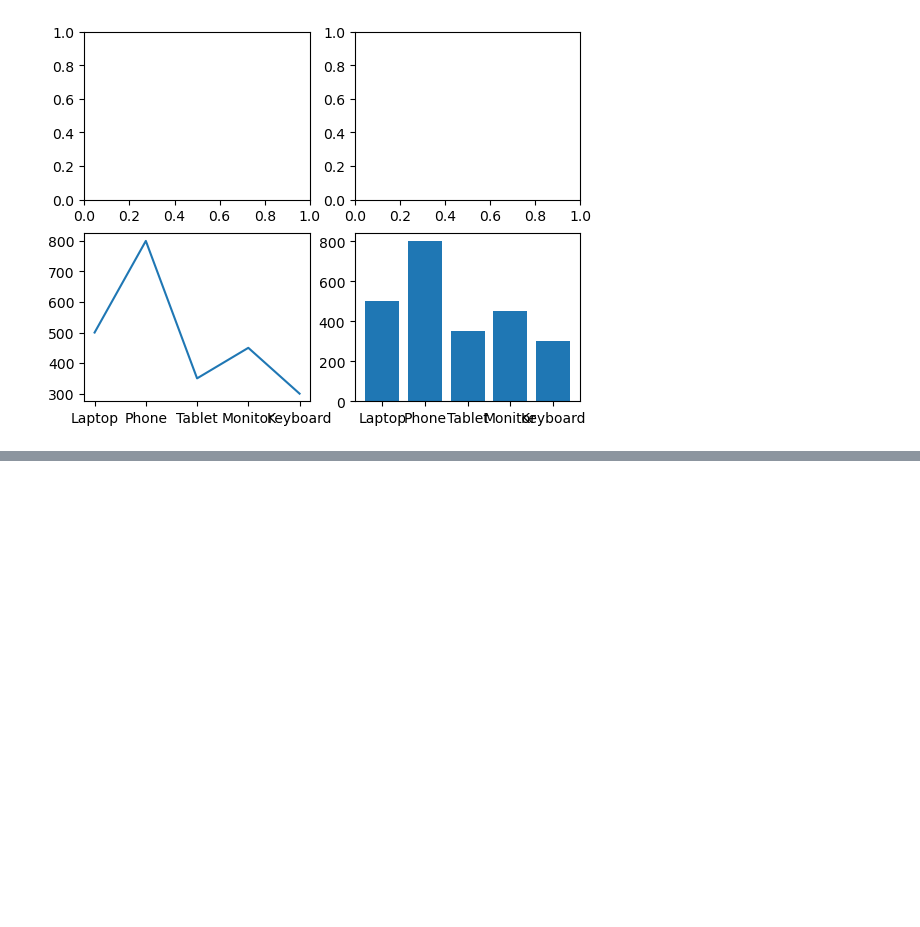
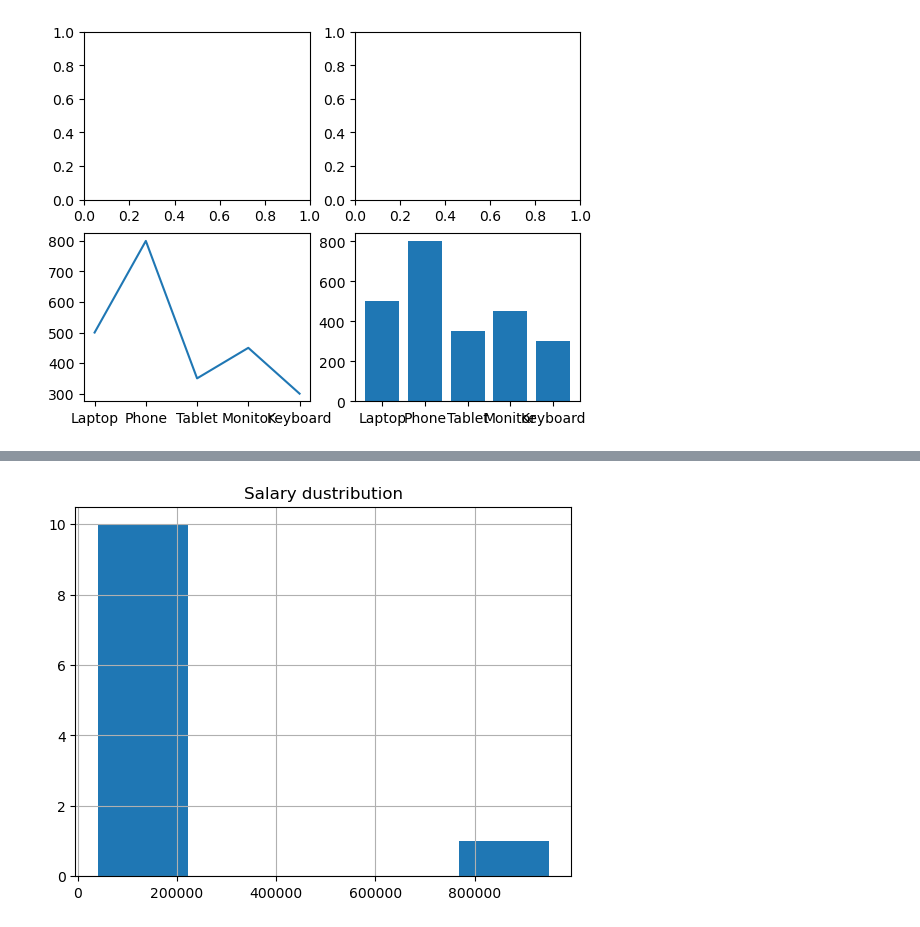
Before and after one commit to aryankumar08-python/python-, a Jupyter notebook: matplotlib.ipynb, the cells around one changed output, grey strips where cells are left out. Drawn from its saved outputs; the diff is of its cells as text; code cells hidden in the pictures; blank space fills up the shorter version.

```diff
--- a/matplotlib.ipynb
+++ b/matplotlib.ipynb
@@ -128,0 +152,21 @@ axes[1,0].plot(
+# %%
+salary=[
+42000,
+43000,
+41000,
+45000,
+46000,
+47000,
+44000,
+42000,
+43000,
+41000,
+950000]
+df=pd.DataFrame(salary)
+df=df.rename(columns={0:'Salary'})
+fig,ax=plt.subplots()
+ax.hist(df['Salary'],bins=5)
+ax.set_title("Salary dustribution")
+ax.grid(True)
+# %% [output]
+[figure, added]
```
Also changed, not shown: parts of 10 cells of this notebook, 2 other files.
